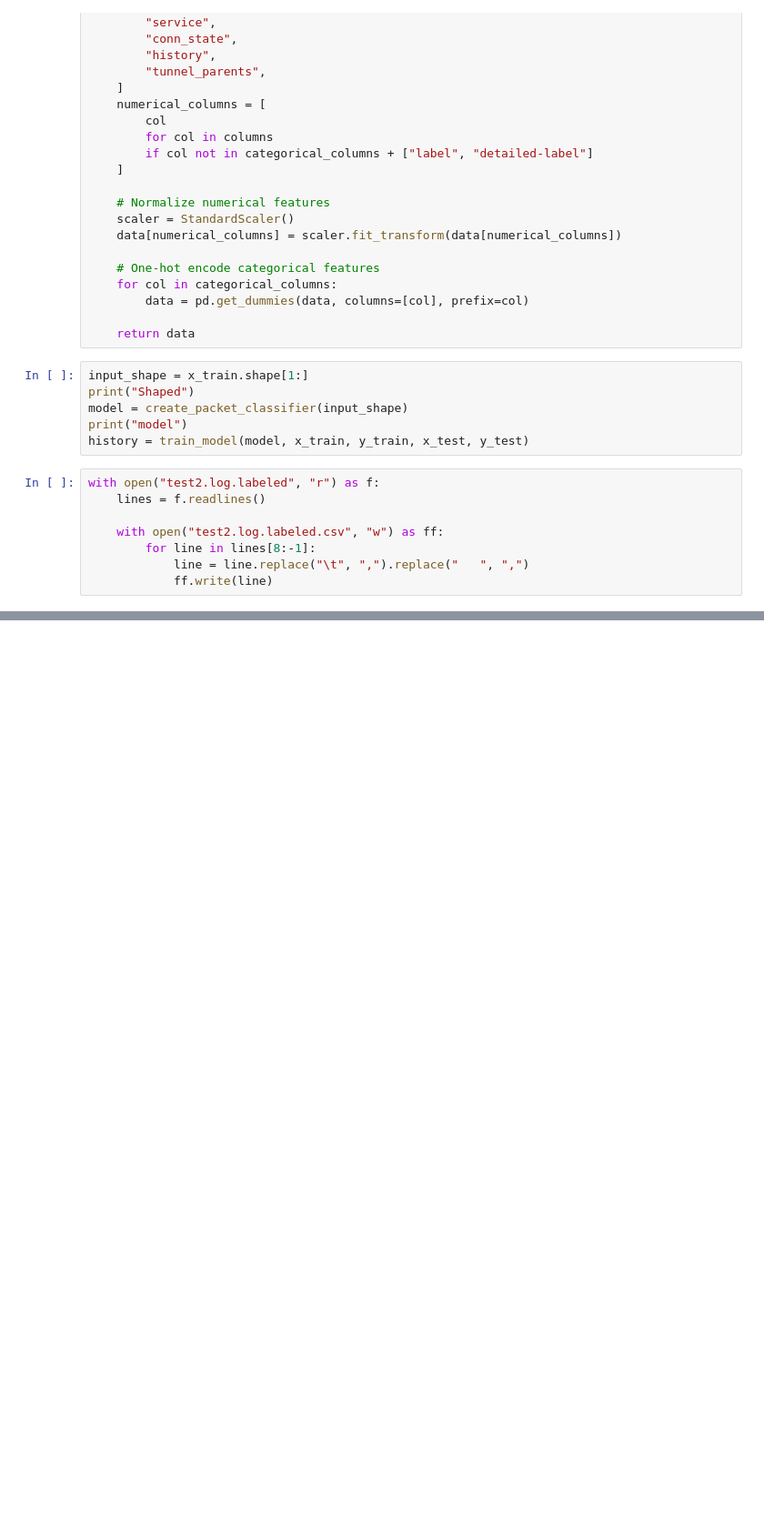
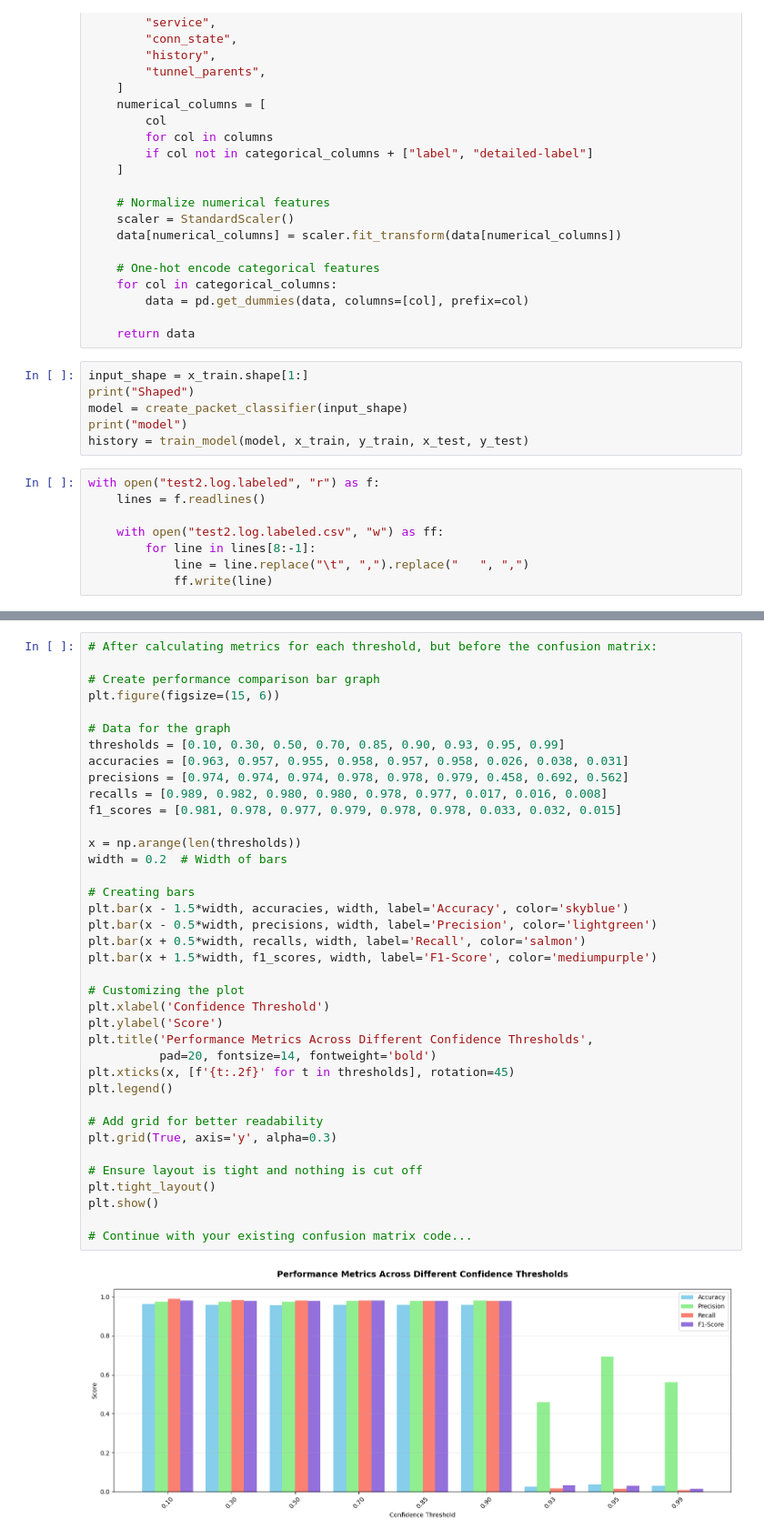
Before and after one commit to Gustav2/NetSparrow, a Jupyter notebook: local_server/ML/main.ipynb, the cells around one changed output, grey strips where cells are left out. Shown at 91% size. Drawn from its saved outputs; the diff is of its cells as text; blank space fills up the shorter version.

```diff
--- a/local_server/ML/main.ipynb
+++ b/local_server/ML/main.ipynb
@@ -804,0 +1092,40 @@ Results saved to 'data' directory
+# %%
+# After calculating metrics for each threshold, but before the confusion matrix:
+
+# Create performance comparison bar graph
+plt.figure(figsize=(15, 6))
+
+# Data for the graph
+thresholds = [0.10, 0.30, 0.50, 0.70, 0.85, 0.90, 0.93, 0.95, 0.99]
+accuracies = [0.963, 0.957, 0.955, 0.958, 0.957, 0.958, 0.026, 0.038, 0.031]
+precisions = [0.974, 0.974, 0.974, 0.978, 0.978, 0.979, 0.458, 0.692, 0.562]
+recalls = [0.989, 0.982, 0.980, 0.980, 0.978, 0.977, 0.017, 0.016, 0.008]
+f1_scores = [0.981, 0.978, 0.977, 0.979, 0.978, 0.978, 0.033, 0.032, 0.015]
+
+x = np.arange(len(thresholds))
+width = 0.2  # Width of bars
+
+# Creating bars
+plt.bar(x - 1.5*width, accuracies, width, label='Accuracy', color='skyblue')
+plt.bar(x - 0.5*width, precisions, width, label='Precision', color='lightgreen')
+plt.bar(x + 0.5*width, recalls, width, label='Recall', color='salmon')
+plt.bar(x + 1.5*width, f1_scores, width, label='F1-Score', color='mediumpurple')
+
+# Customizing the plot
+plt.xlabel('Confidence Threshold')
+plt.ylabel('Score')
+plt.title('Performance Metrics Across Different Confidence Thresholds',
+          pad=20, fontsize=14, fontweight='bold')
+plt.xticks(x, [f'{t:.2f}' for t in thresholds], rotation=45)
+plt.legend()
+
+# Add grid for better readability
+plt.grid(True, axis='y', alpha=0.3)
+
+# Ensure layout is tight and nothing is cut off
+plt.tight_layout()
+plt.show()
+
+# Continue with your existing confusion matrix code...
+# %% [output]
+[figure, added]
```
Also changed, not shown: parts of 5 cells of this notebook.
